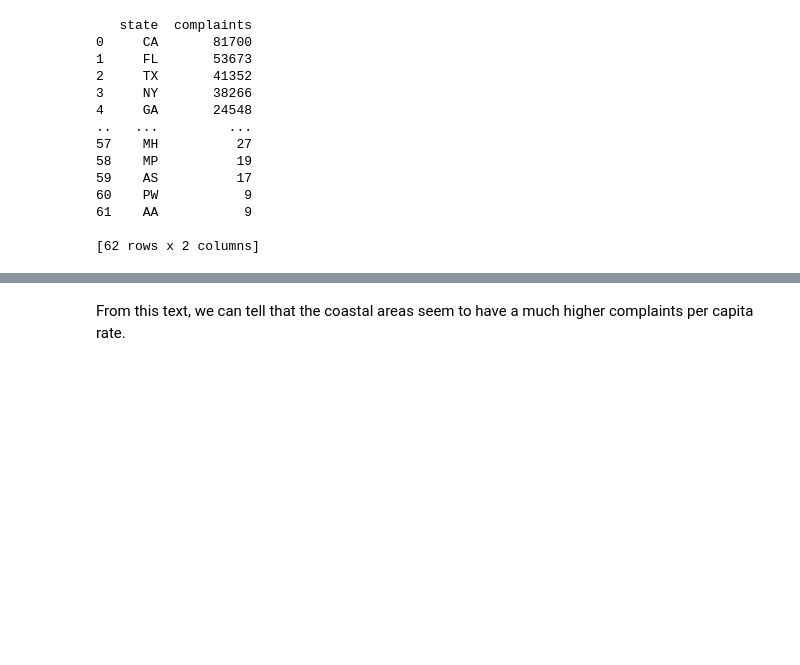
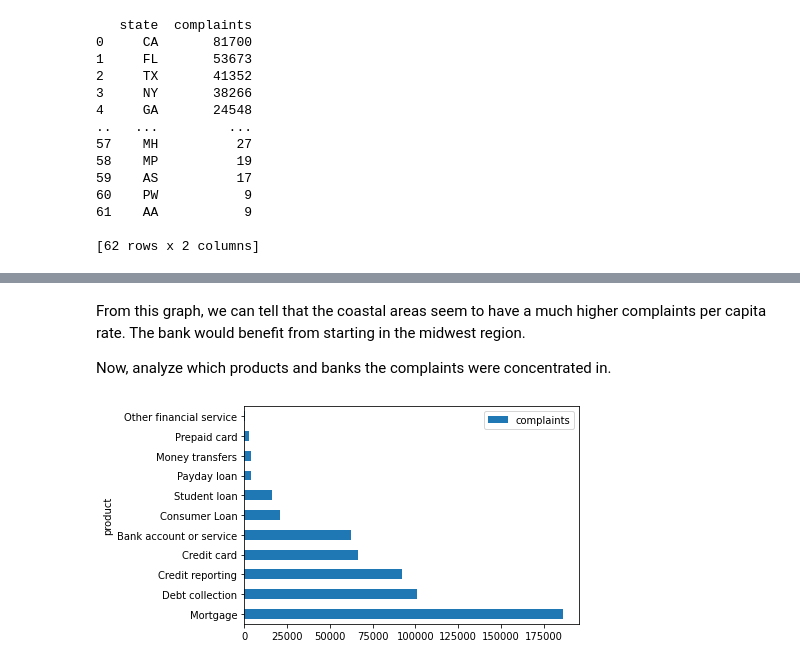
Before and after one commit to rguptavh/Rahul-Gupta-Quant-OA, a Jupyter notebook: eda-consumer-finance/data-analysis.ipynb, the cells around one changed output, grey strips where cells are left out. Cells and saved outputs as stored; diff of their text form; code cells hidden in the pictures; blank space fills up the shorter version.

```diff
--- a/eda-consumer-finance/data-analysis.ipynb
+++ b/eda-consumer-finance/data-analysis.ipynb
@@ -85,2 +99,11 @@ url = py.iplot( fig)
 # %% [markdown]
-From this text, we can tell that the coastal areas seem to have a much higher complaints per capita rate.
+From this graph, we can tell that the coastal areas seem to have a much higher complaints per capita rate. The bank would benefit from starting in the midwest region.
+
+Now, analyze which products and banks the complaints were concentrated in.
+# %%
+product_data = df['product'].value_counts().to_frame().reset_index()
+product_data.columns = ['product', 'complaints']
+product_data.set_index('product', inplace=True)
+plot = product_data.plot.barh()
+# %% [output]
+[figure, added]
```
Also changed, not shown: parts of 7 cells of this notebook.
